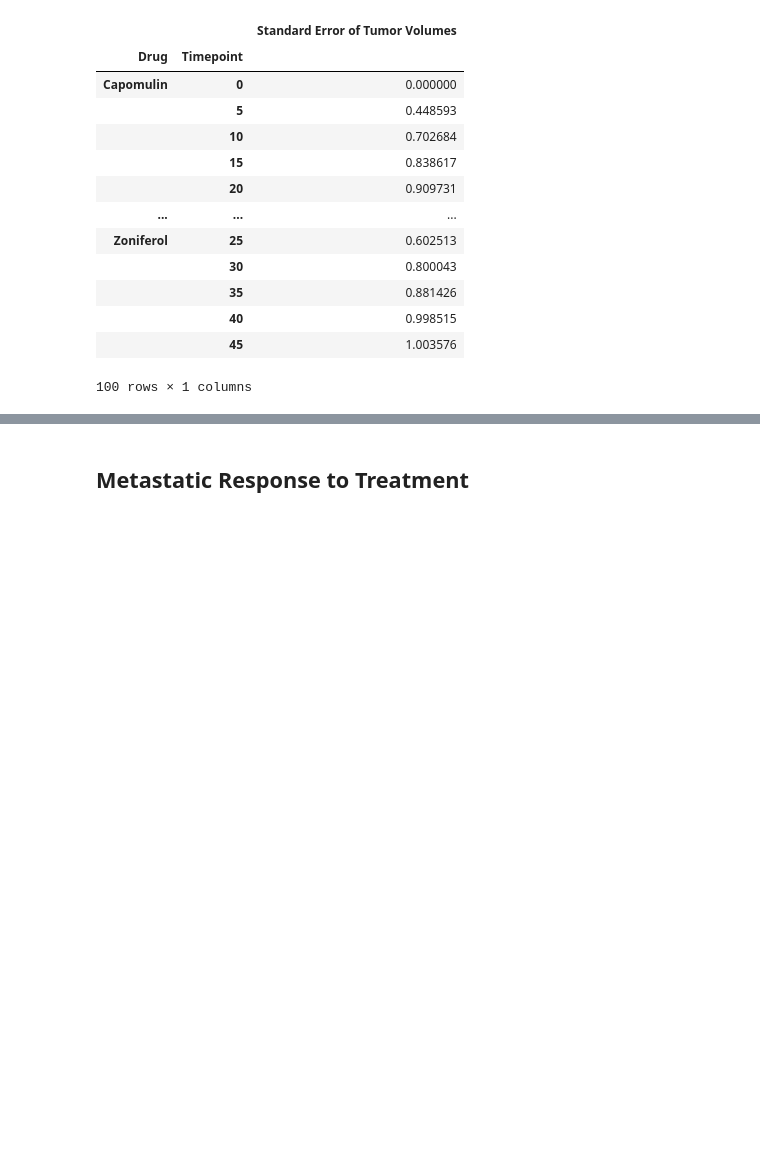
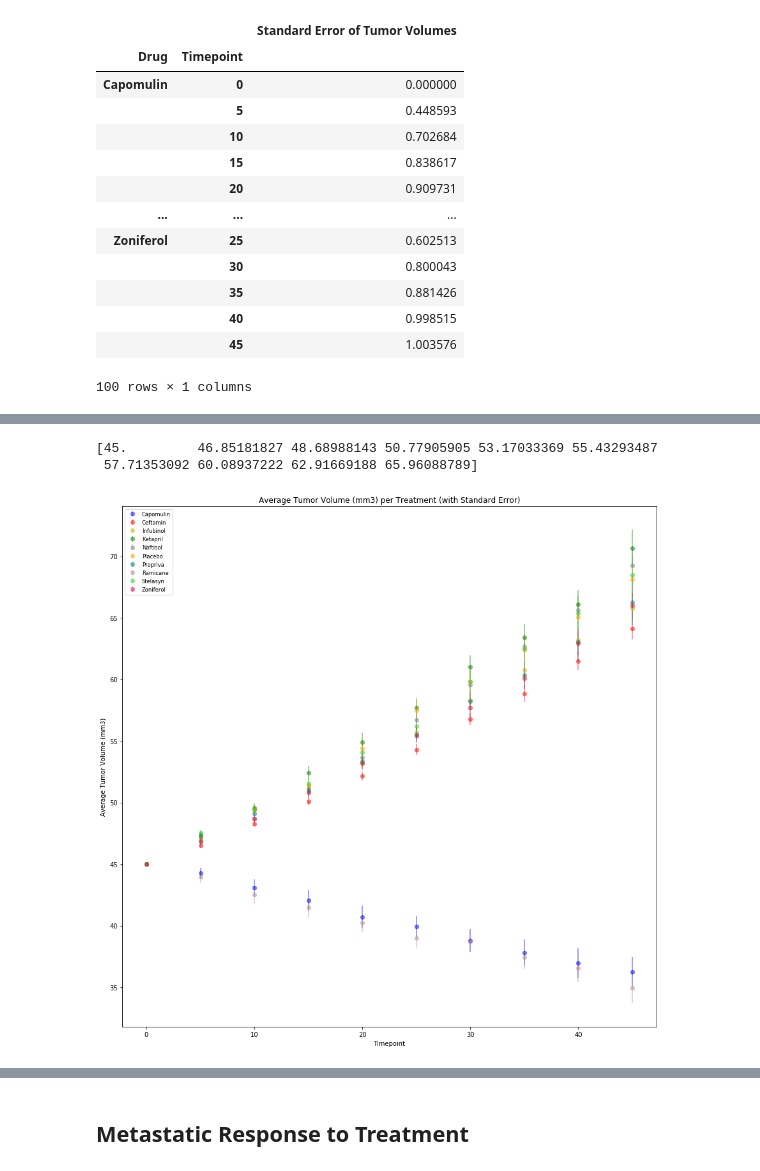
Before and after one commit to avbui-coat/matplotlib-challenge, a Jupyter notebook: Pymaceuticals/pymaceuticals_starter.ipynb, the cells around one changed output, grey strips where cells are left out. Saved outputs shown, nothing was run; the diff lists cells and outputs as text; code cells hidden in the pictures; blank space fills up the shorter version.

```diff
--- a/Pymaceuticals/pymaceuticals_starter.ipynb
+++ b/Pymaceuticals/pymaceuticals_starter.ipynb
@@ -198,12 +199,28 @@ plt.show()
+# %%
+tumor_data_array = np.array(tumor_data_df)
+drug1=tumor_data_array[:,0]
+drug2=tumor_data_array[:,1]
+drug3=tumor_data_array[:,2]
+drug4=tumor_data_array[:,3]
+drug5=tumor_data_array[:,4]
+drug6=tumor_data_array[:,5]
+drug7=tumor_data_array[:,6]
+drug8=tumor_data_array[:,7]
+drug9=tumor_data_array[:,8]
+drug10=tumor_data_array[:,9]
+print(drug10)
+# %% [output]
+[45.         46.85181827 48.68988143 50.77905905 53.17033369 55.43293487
+ 57.71353092 60.08937222 62.91669188 65.96088789]
 # %%
 sem_data_array = np.array(sem_data_df)
-drug1=sem_data_array[:,0]
-drug2=sem_data_array[:,1]
-drug3=sem_data_array[:,2]
-drug4=sem_data_array[:,3]
-drug5=sem_data_array[:,4]
-drug6=sem_data_array[:,5]
-drug7=sem_data_array[:,6]
-drug8=sem_data_array[:,7]
-drug9=sem_data_array[:,8]
-drug10=sem_data_array[:,9]
+sem_drug1=sem_data_array[:,0]
+sem_drug2=sem_data_array[:,1]
+sem_drug3=sem_data_array[:,2]
+sem_drug4=sem_data_array[:,3]
+sem_drug5=sem_data_array[:,4]
+sem_drug6=sem_data_array[:,5]
+sem_drug7=sem_data_array[:,6]
+sem_drug8=sem_data_array[:,7]
+sem_drug9=sem_data_array[:,8]
+sem_drug10=sem_data_array[:,9]
@@ -219,3 +227,37 @@ plt.show()
+# %%
+# Generate the Plot (with Error Bars)
+
+fig, ax = plt.subplots(figsize=(15,15))
+ax.errorbar(sem_data_index, drug1, sem_drug1, fmt="o", color="b",
+            alpha=0.5, label="Capomulin")
+ax.errorbar(sem_data_index, drug2, sem_drug2, fmt="o", color="r",
+            alpha=0.5, label="Ceftamin")
+ax.errorbar(sem_data_index, drug3, sem_drug3, fmt="o", color="y",
+            alpha=0.5, label="Infubinol")
+ax.errorbar(sem_data_index, drug4, sem_drug4, fmt="o", color="green",
+            alpha=0.5, label="Ketapril")
+ax.errorbar(sem_data_index, drug5, sem_drug5, fmt="o", color="gray",
+            alpha=0.5, label="Naftisol")
+ax.errorbar(sem_data_index, drug6, sem_drug6, fmt="o", color="orange",
+            alpha=0.5, label="Placebo")
+ax.errorbar(sem_data_index, drug7, sem_drug7, fmt="o", color="teal",
+            alpha=0.5, label="Propriva")
+ax.errorbar(sem_data_index, drug8, sem_drug8, fmt="o", color="rosybrown",
+            alpha=0.5, label="Ramicane")
+ax.errorbar(sem_data_index, drug9, sem_drug9, fmt="o", color="limegreen",
+            alpha=0.5, label="Stelasyn")
+ax.errorbar(sem_data_index, drug10, sem_drug10, fmt="o", color="crimson",
+            alpha=0.5, label="Zoniferol")
+
+ax.set_xlabel("Timepoint")
+ax.set_ylabel("Average Tumor Volume (mm3)")
+ax.set_title("Average Tumor Volume (mm3) per Treatment (with Standard Error)")
+plt.legend(loc="best", fontsize="small", fancybox=True)
+
+# Save the Figure
+plt.savefig("images/Tumor_Volume_With_Error_Bar.png")
+# %% [output]
+[figure, added]
 # %% [markdown]
 ![Tumor Response to Treatment](../Images/treatment.png)
 # %% [markdown]
```
Also changed, not shown: parts of 7 cells of this notebook, 3 other files.
